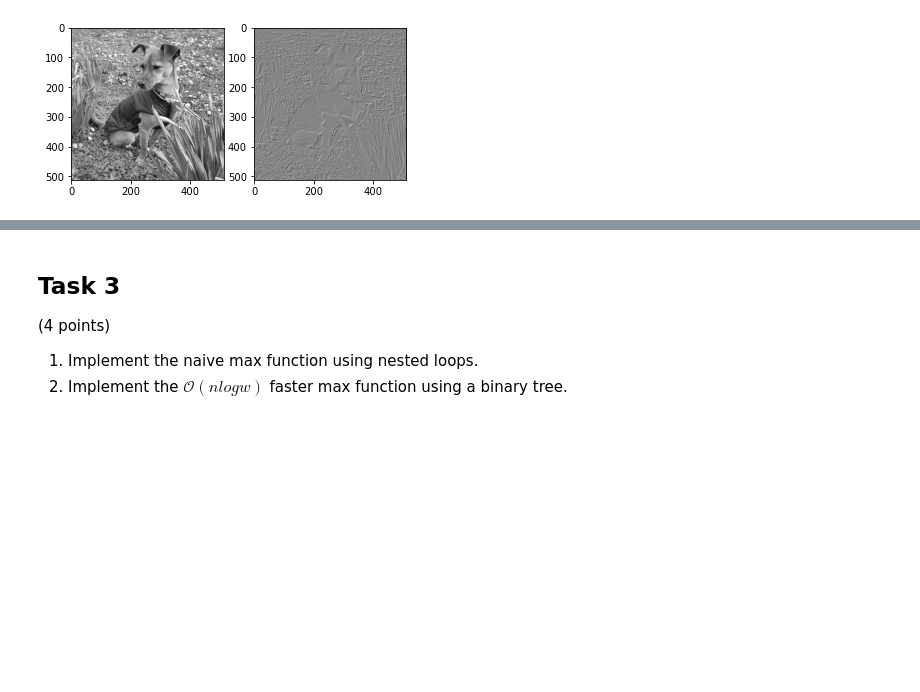
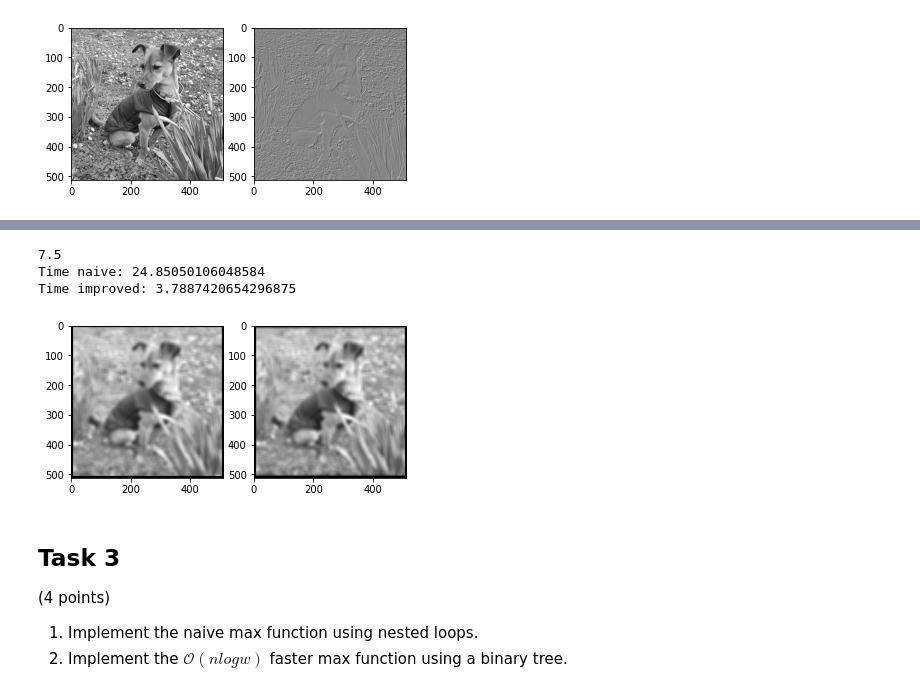
Before and after one commit to kck278/3dcv-homework, a Jupyter notebook: 2.0-tl-image-filter.ipynb, the cells around one changed output, grey strips where cells are left out. Saved outputs shown, nothing was run; the diff lists cells and outputs as text; code cells hidden in the pictures; blank space fills up the shorter version.

```diff
--- a/2.0-tl-image-filter.ipynb
+++ b/2.0-tl-image-filter.ipynb
@@ -204,7 +204,7 @@ def convolve_fast(arr, K_u, K_v):
     K_u -- kernel u
     K_v -- kernel v
     '''
-    w = 1
+    w = math.floor(K_u.shape[0] / 2)
     arr_conv = np.zeros(arr.shape)
 
     for x in range(w, arr.shape[0] - w):
@@ -219,8 +219,8 @@ def convolve_fast(arr, K_u, K_v):
     arr = arr_conv
     arr_conv = np.zeros(arr.shape)
 
-    for x in range(w, arr.shape[0] - w):
-        for y in range(w, arr.shape[1] - w):
+    for y in range(w, arr.shape[1] - w):
+        for x in range(w, arr.shape[0] - w):
             conv_sum = 0
 
             for x_ker in range(-w, w + 1):
@@ -253,6 +253,12 @@ axis[0].imshow(edges_naive, cmap='gray')
 axis[1].imshow(edges_improved, cmap='gray')
 axis[2].imshow(result, cmap='gray')
 plt.show()
+
+result[0] = 0
+result[-1] = 0
+result[:,0] = 0
+result[:,-1] = 0
+print(np.allclose(edges_improved, result))
 # %% [output]
 u   =
  [[1]
@@ -270,5 +277,6 @@ Time improved: 1.0572044849395752
 # %%
 # 5
+from scipy.linalg import svd
 print('rank of s_x:', np.linalg.matrix_rank(S_x))
 print('rank of s_y:', np.linalg.matrix_rank(S_y))
 
@@ -278,7 +286,12 @@ def separate(K):
 
     K -- 2D kernel
     '''
+    U, s, VT = svd(K)
+    U *= -1
+    VT *= -1
 
+    K_u = np.array([U[:,0] * s[0]]).T
+    K_v = np.array([VT[0]])
     return K_u, K_v
 
 K_u, K_v = separate(S_x)
@@ -292,26 +314,43 @@ NameError: name 'K_u' is not defined
 # %%
 # 6 Bonus
+from scipy import signal
 def gaussian_kernel(kernel_size, sigma):
     '''
     Return a 2D gaussian kernel.
 
     kernel_size -- size of the kernel
     sigma       -- sigma of the gaussian blur
     '''
-
+    kernel_1d = signal.gaussian(kernel_size, std=sigma).reshape(kernel_size, 1)
+    h = np.outer(kernel_1d, kernel_1d)
     return h
 
 K = gaussian_kernel(15, 15)
 
 K_u, K_v = separate(K)
 
 # TODO: Run both methods and compare their runtime
+start_naive = time.time()
+conv_x_naive = convolve(image, K)
+end_naive = time.time()
+
+start_improved = time.time()
+conv_x_improved = convolve_fast(image, K_u, K_v)
+end_improved = time.time()
+
+print("Time naive: " + str(end_naive - start_naive))
+print("Time improved: " + str(end_improved - start_improved))
 
 # Plot the results
 _, axis = plt.subplots(1, 2)
 axis[0].imshow(conv_x_naive, cmap='gray')
 axis[1].imshow(conv_x_improved, cmap='gray')
 plt.show()
+# %% [output]
+7.5
+Time naive: 24.85050106048584
+Time improved: 3.7887420654296875
+[figure, added]
 # %% [markdown]
 ## Task 3
 (4 points)
```
Also changed, not shown: parts of 4 cells of this notebook.
